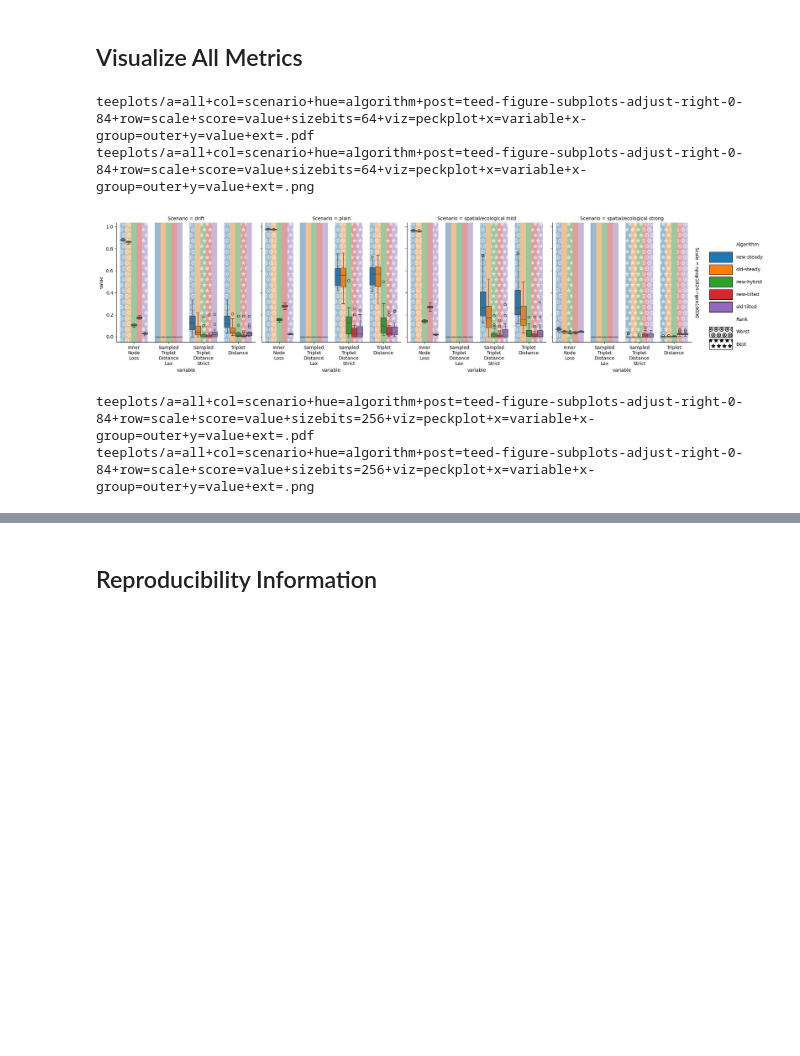
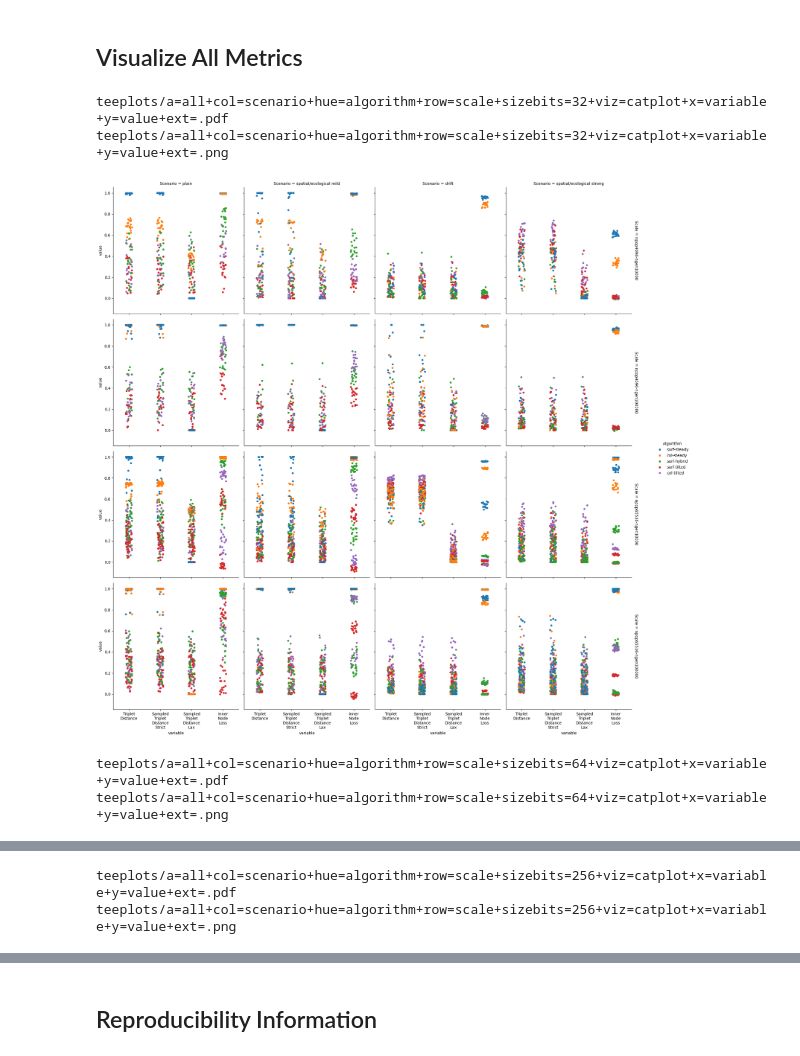
Before and after one commit to mmore500/hstrat-reconstruction-quality, a Jupyter notebook: binder/reconstruction-quality-boxplots.ipynb, the cells around one changed output, grey strips where cells are left out. Drawn from its saved outputs; the diff is of its cells as text; code cells hidden in the pictures; blank space fills up the shorter version.

```diff
--- a/binder/reconstruction-quality-boxplots.ipynb
+++ b/binder/reconstruction-quality-boxplots.ipynb
@@ -32,7 +12,7 @@ from teeplot import teeplot as tp
 # %% [markdown]
 ## Data Retrieval and Preprocessing
 # %%
-df = pd.read_csv("https://osf.io/m8qy7/download")
+df = pd.read_parquet("https://osf.io/ah7v5/download")
 # %%
 df["Num Reconstructed Inner Nodes"] = df["num_reconstructed_inner_nodes"]
 df["Num True Inner Nodes"] = df["num_true_inner_nodes"]
@@ -127,36 +111,36 @@ teeplots/a=focal+col=scenario+hue=algorithm+post=teed-figure-subplots-adjust-rig
 ## Visualize All Metrics
 # %%
 hue_order=[
-    "new-steady",
-    "old-steady",
-    "new-hybrid",
-    "new-tilted",
-    "old-tilted",
+    "surf-steady",
+    "col-steady",
+    "surf-hybrid",
+    "surf-tilted",
+    "col-tilted",
 ]
 
 
 for sizebits, group in dfx.groupby("Annotation Size (bits)"):
     tp.tee(
-        pecking.peckplot,
+        sns.catplot,
         data=group,
-        score="value",
+        # score="value",
         x="variable",
         y="value",
         col="Scenario",
         row="Scale",
         hue="Algorithm",
-        x_group="outer",
+        # x_group="outer",
         hue_order=hue_order,
-        skim_hatches=(".O", "*"),
-        skim_labels=("Worst", "Best"),
+        # skim_hatches=(".O", "*"),
+        # skim_labels=("Worst", "Best"),
         margin_titles=True,
-        legend_width_inches=3,
+        # legend_width_inches=3,
         teeplot_outattrs={"a": "all", "sizebits": sizebits},
-        teeplot_postprocess="teed.figure.subplots_adjust(right=0.84)",
+        # teeplot_postprocess="teed.figure.subplots_adjust(right=0.84)",
     )
 # %% [output]
-teeplots/a=all+col=scenario+hue=algorithm+post=teed-figure-subplots-adjust-right-0-84+row=scale+score=value+sizebits=64+viz=peckplot+x=variable+x-group=outer+y=value+ext=.pdf
-teeplots/a=all+col=scenario+hue=algorithm+post=teed-figure-subplots-adjust-right-0-84+row=scale+score=value+sizebits=64+viz=peckplot+x=variable+x-group=outer+y=value+ext=.png
+teeplots/a=all+col=scenario+hue=algorithm+row=scale+sizebits=32+viz=catplot+x=variable+y=value+ext=.pdf
+teeplots/a=all+col=scenario+hue=algorithm+row=scale+sizebits=32+viz=catplot+x=variable+y=value+ext=.png
-[figure, old version]
+[figure, new version]
-teeplots/a=all+col=scenario+hue=algorithm+post=teed-figure-subplots-adjust-right-0-84+row=scale+score=value+sizebits=256+viz=peckplot+x=variable+x-group=outer+y=value+ext=.pdf
-teeplots/a=all+col=scenario+hue=algorithm+post=teed-figure-subplots-adjust-right-0-84+row=scale+score=value+sizebits=256+viz=peckplot+x=variable+x-group=outer+y=value+ext=.png
+teeplots/a=all+col=scenario+hue=algorithm+row=scale+sizebits=64+viz=catplot+x=variable+y=value+ext=.pdf
+teeplots/a=all+col=scenario+hue=algorithm+row=scale+sizebits=64+viz=catplot+x=variable+y=value+ext=.png
@@ -163,0 +148,2 @@ teeplots/a=all+col=scenario+hue=algorithm+post=teed-figure-subplots-adjust-right
+teeplots/a=all+col=scenario+hue=algorithm+row=scale+sizebits=256+viz=catplot+x=variable+y=value+ext=.pdf
+teeplots/a=all+col=scenario+hue=algorithm+row=scale+sizebits=256+viz=catplot+x=variable+y=value+ext=.png
```
Also changed, not shown: parts of 6 cells of this notebook, 26 other files.
